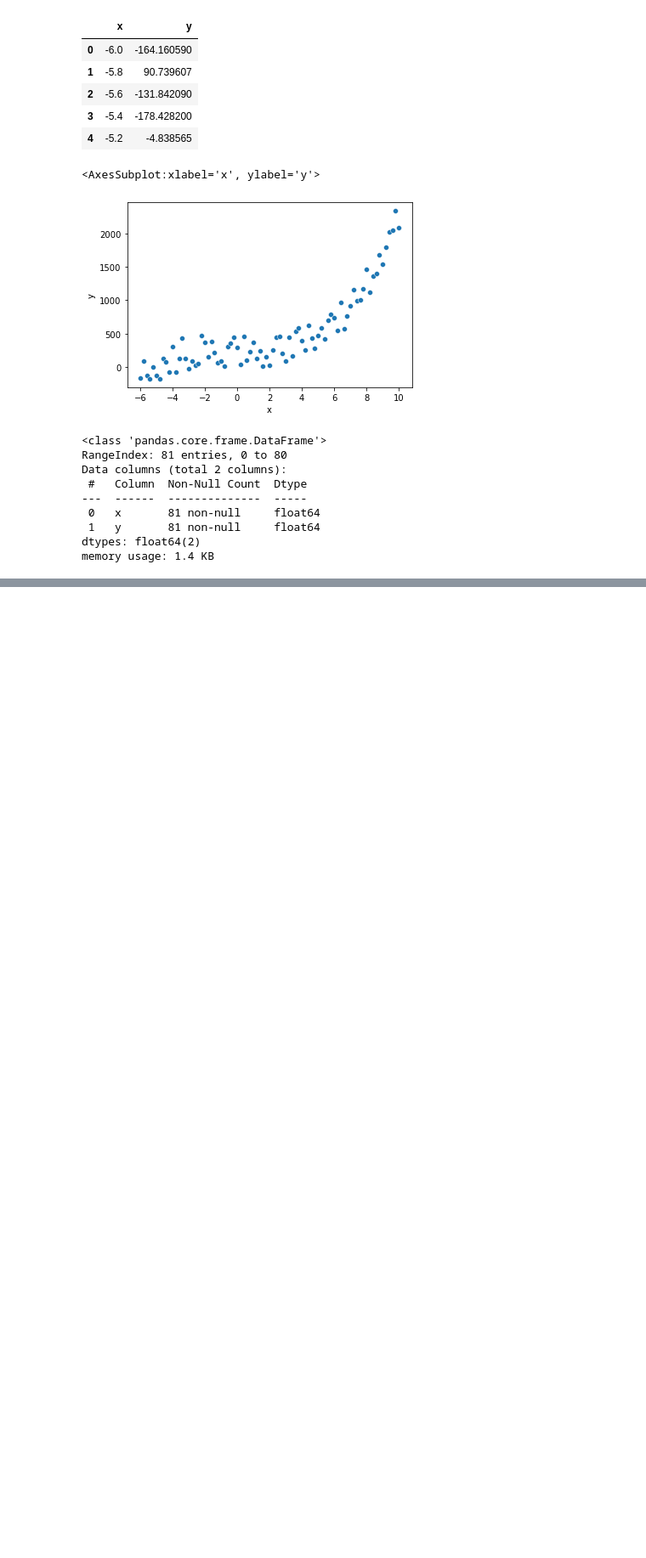
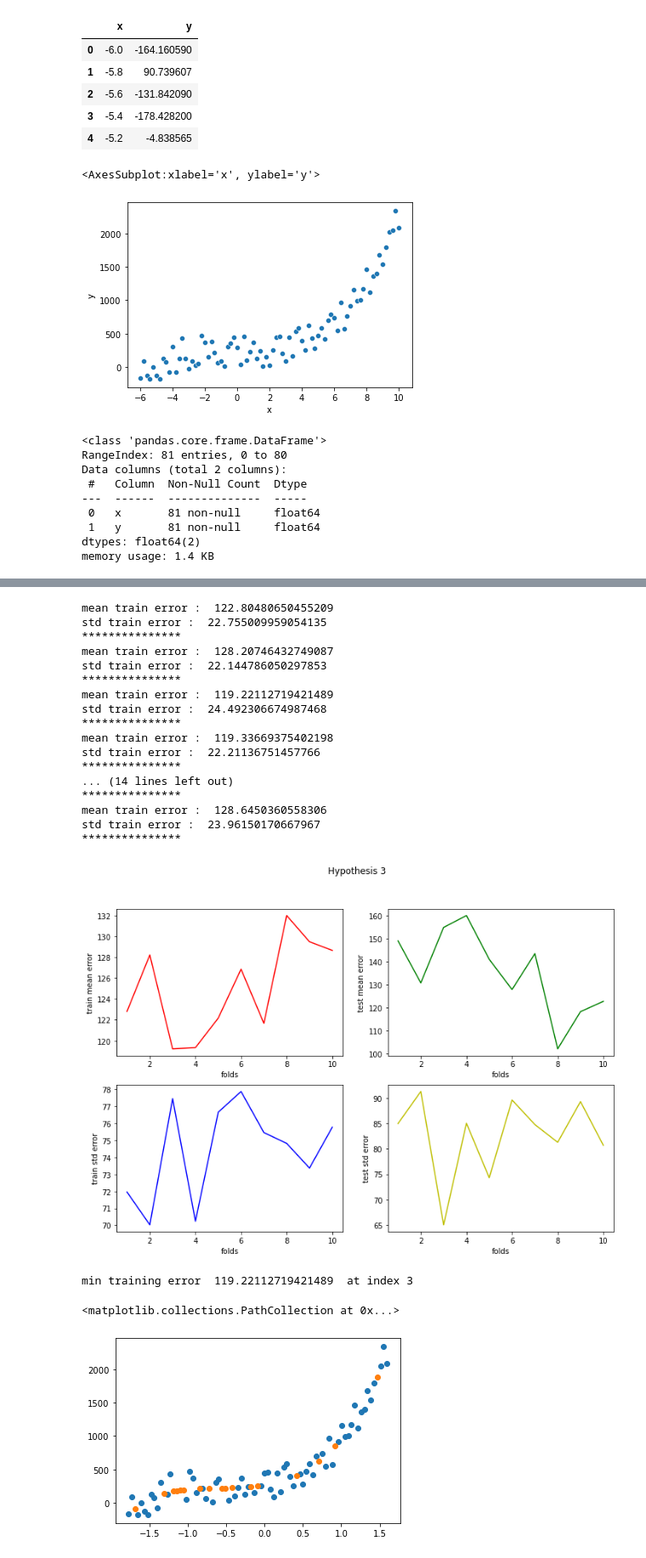
Before and after one commit to chandms/Security_Analytics, a Jupyter notebook: Assignment1/Problem 3.ipynb, the cells around one changed output, grey strips where cells are left out. Shown at 85% size. Cells and saved outputs as stored; diff of their text form; code cells hidden in the pictures; blank space fills up the shorter version.

```diff
--- a/Assignment1/Problem 3.ipynb
+++ b/Assignment1/Problem 3.ipynb
@@ -63,0 +339,75 @@ print(len(testY))
+# %%
+### 4.a (polynomial regression) degree 5
+plt.figure(figsize=(12,8))
+train_mean_err_list=[]
+test_mean_err_list=[]
+train_std_err_list=[]
+test_std_err_list=[]
+poly = PolynomialFeatures(degree=5)
+for i in range(10):
+    X_Poly = poly.fit_transform(stdTrainX[i])
+    X_Poly_test = poly.transform(stdTestX[i])
+    predTrain = models[2][i].predict(X_Poly)
+    predTest = models[2][i].predict(X_Poly_test)
+    train_err = abs(predTrain-trainY[i])
+    test_err = abs(predTest-testY[i])
+    train_mean_err_list.append(np.mean(train_err))
+    test_mean_err_list.append(np.mean(test_err))
+    train_std_err_list.append(np.std(train_err))
+    test_std_err_list.append(np.std(test_err))
+    print("mean train error : ",np.mean(train_err))
+    print("std train error : ",np.std(train_err)/np.sqrt(10))
+#     print("mean test error : ",np.mean(test_err))
+#     print("std test error : ",np.std(test_err)/np.sqrt(10))
+    print("***************")
+ind=[1,2,3,4,5,6,7,8,9,10]
+plt.subplot(2,2,1)
+plt.plot(ind,train_mean_err_list,'r')
+plt.xlabel('folds')
+plt.ylabel('train mean error')
+plt.subplot(2,2,3)
+plt.plot(ind,train_std_err_list,'b')
+plt.xlabel('folds')
+plt.ylabel('train std error')
+plt.subplot(2,2,2)
+plt.plot(ind,test_mean_err_list,'g')
+plt.xlabel('folds')
+plt.ylabel('test mean error')
+plt.subplot(2,2,4)
+plt.plot(ind,test_std_err_list,'y')
+plt.xlabel('folds')
+plt.ylabel('test std error')
+plt.suptitle('Hypothesis 3')
+plt.show()
+
+
+min_val = min(train_mean_err_list)
+min_ind = train_mean_err_list.index(min_val)
+print("min training error ",min_val," at index",min_ind+1)
+plt.scatter(stdTrainX[min_ind],trainY[min_ind])
+X_Poly = poly.fit_transform(stdTrainX[min_ind])
+X_Poly_test = poly.transform(stdTestX[min_ind])
+pred = models[2][min_ind].predict(X_Poly_test)
+plt.scatter(stdTestX[min_ind],pred)
+# %% [output]
+mean train error :  122.80480650455209
+std train error :  22.755009959054135
+***************
+mean train error :  128.20746432749087
+std train error :  22.144786050297853
+***************
+mean train error :  119.22112719421489
+std train error :  24.492306674987468
+***************
+mean train error :  119.33669375402198
+std train error :  22.21136751457766
+***************
+... (14 lines left out)
+***************
+mean train error :  128.6450360558306
+std train error :  23.96150170667967
+***************
+[figure, added]
+min training error  119.22112719421489  at index 3
+<matplotlib.collections.PathCollection at 0x...>
+[figure, added]
```
Also changed, not shown: parts of 20 cells of this notebook.
